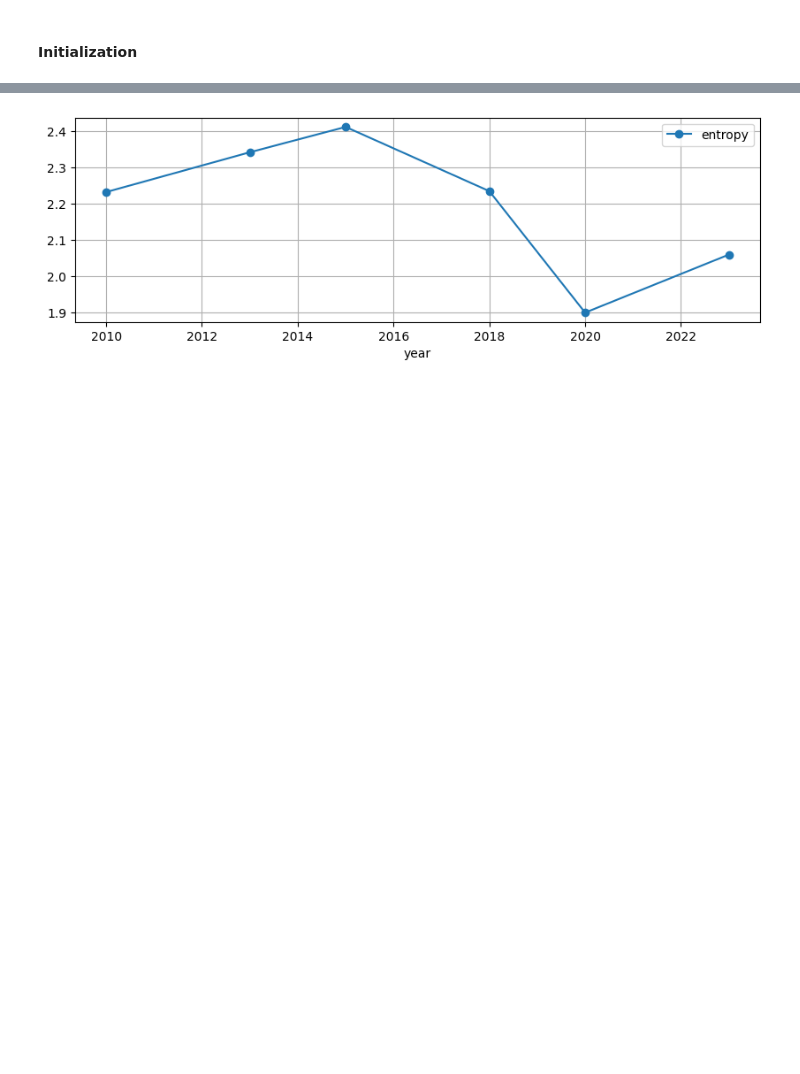
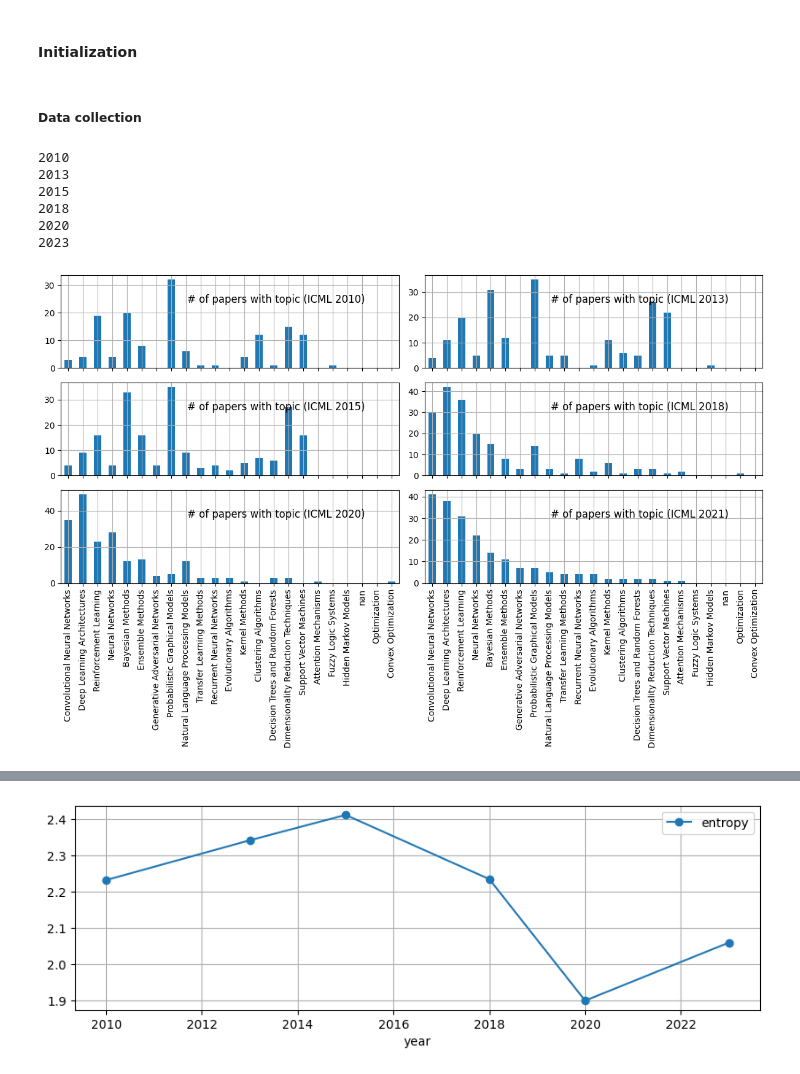
Before and after one commit to karipuf/ai_diversity, a Jupyter notebook: analysis.ipynb, the cells around one changed output, grey strips where cells are left out. Saved outputs shown, nothing was run; the diff lists cells and outputs as text; code cells hidden in the pictures; blank space fills up the shorter version.

```diff
--- a/analysis.ipynb
+++ b/analysis.ipynb
@@ -12,0 +14,19 @@ tpx_={'gpt':lambda x:get_topics_pplx(x,the_client=gpt4o_client,the_model='gpt-4o
+# %% [markdown]
+##### Data collection
+# %%
+years=[2010,2013,2015,2018,2020,2023]
+
+icmlpubs=[]
+for the_year in years:
+    print(the_year)
+    icmlpubs.extend(get_publications_by_source(year=the_year,source_id="S4306419644"))
+
+icmlpf=pd.DataFrame(icmlpubs)
+icmlpf.to_csv("aaai_data/icml_2010_2013_2015_2018_2020_2023.csv")
+# %% [output]
+2010
+2013
+2015
+2018
+2020
+2023
@@ -12,0 +77,20 @@ tpx_={'gpt':lambda x:get_topics_pplx(x,the_client=gpt4o_client,the_model='gpt-4o
+# %%
+pl.figure(figsize=(12,8))
+titles=['ICML 2010','ICML 2013', 'ICML 2015','ICML 2018','ICML 2020','ICML 2021']
+i=1
+
+for _,row in combined.iterrows():
+  pl.subplot(3,2,i)
+  row.plot(kind='bar')
+  pl.grid(True)
+
+  if i in (1,2,3,4):
+    pl.gca().set_xticklabels([])
+
+  pl.gca().set_title(f"# of papers with topic ({titles[i-1]})",loc='right',y=.65,x=.9)
+  i+=1
+
+pl.tight_layout()
+pl.savefig("200topics.png")
+# %% [output]
+[figure, added]
```
Also changed, not shown: parts of 7 cells of this notebook, 1 other file.
